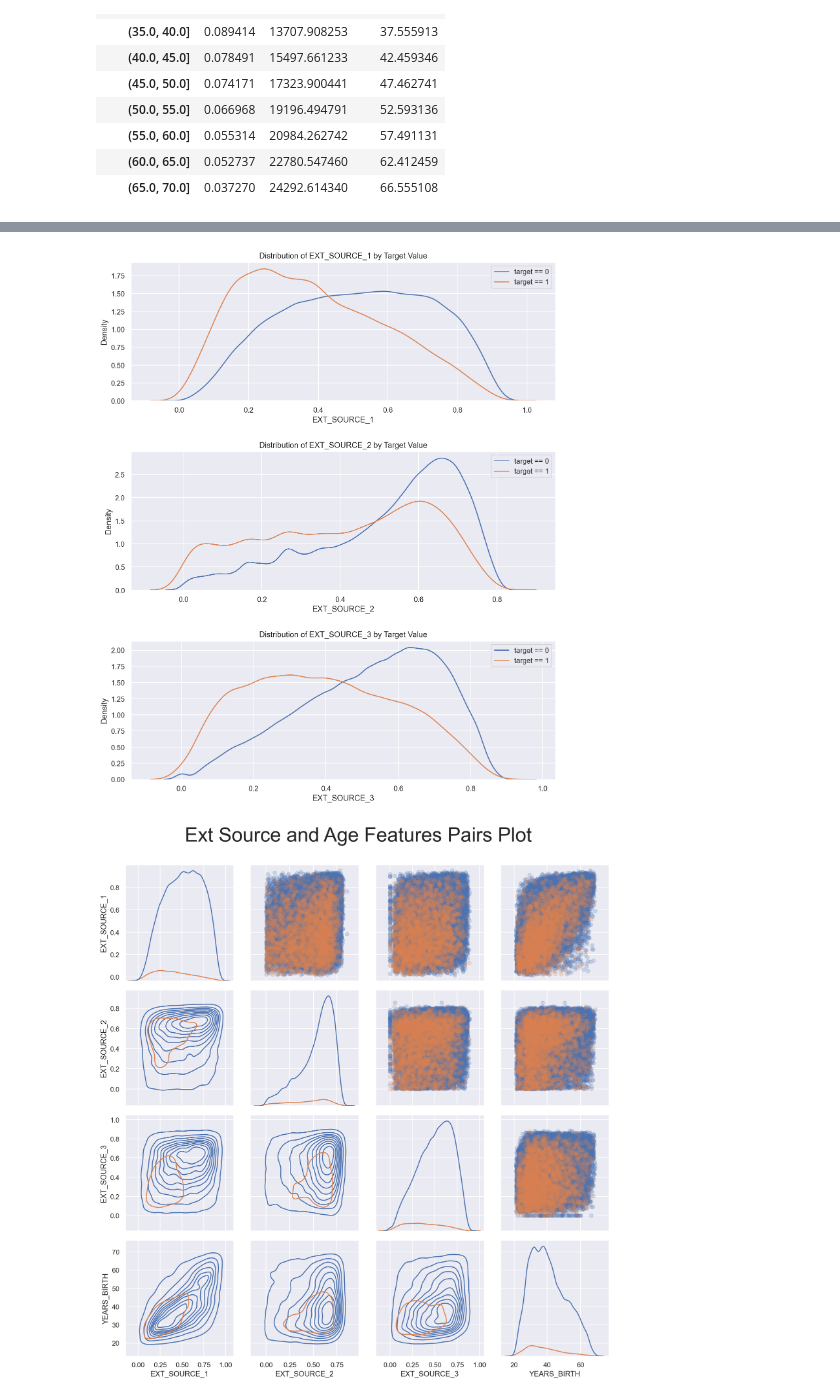
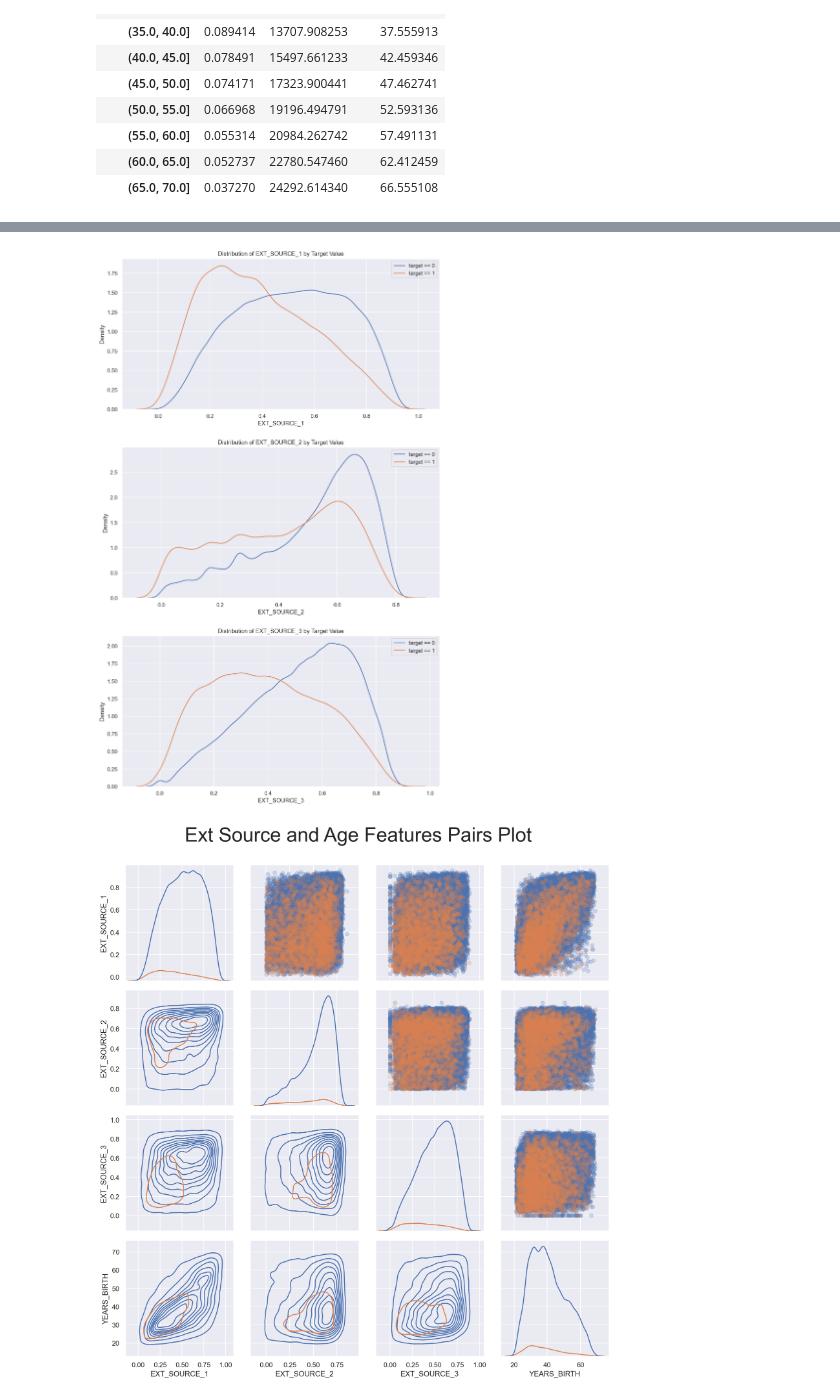
Before and after one commit to luongtruong77/classification-loan-default-risk-detection, a Jupyter notebook: notebooks/EDA_features_engineering.ipynb, the cells around one changed output, grey strips where cells are left out. Saved outputs shown, nothing was run; the diff lists cells and outputs as text; code cells hidden in the pictures.

```diff
--- a/notebooks/EDA_features_engineering.ipynb
+++ b/notebooks/EDA_features_engineering.ipynb
@@ -403,24 +421,25 @@ plt.title('Correlation Heatmap');
 # %%
-plt.figure(figsize = (10, 12))
+plt.figure(figsize = (10, 16))
 
 # iterate through the sources
 for i, source in enumerate(['EXT_SOURCE_1', 'EXT_SOURCE_2', 'EXT_SOURCE_3']):
 
     # create a new subplot for each source
     plt.subplot(3, 1, i + 1)
     # plot repaid loans
     sns.kdeplot(app_train.loc[app_train['TARGET'] == 0, source], label = 'target == 0')
     # plot loans that were not repaid
     sns.kdeplot(app_train.loc[app_train['TARGET'] == 1, source], label = 'target == 1')
 
     # Label the plots
     plt.title('Distribution of %s by Target Value' % source)
     plt.xlabel('%s' % source); plt.ylabel('Density');
     plt.legend();
 
 plt.tight_layout(h_pad = 2.5)
+#plt.savefig('ext_source_vs_target.png')
 # %% [output]
-[figure, old version]
+[figure, new version]
 # %%
 # Copy the data for plotting
 plot_data = ext_data.drop(columns = ['DAYS_BIRTH']).copy()
```
Also changed, not shown: parts of 4 cells of this notebook, 16 other files.
